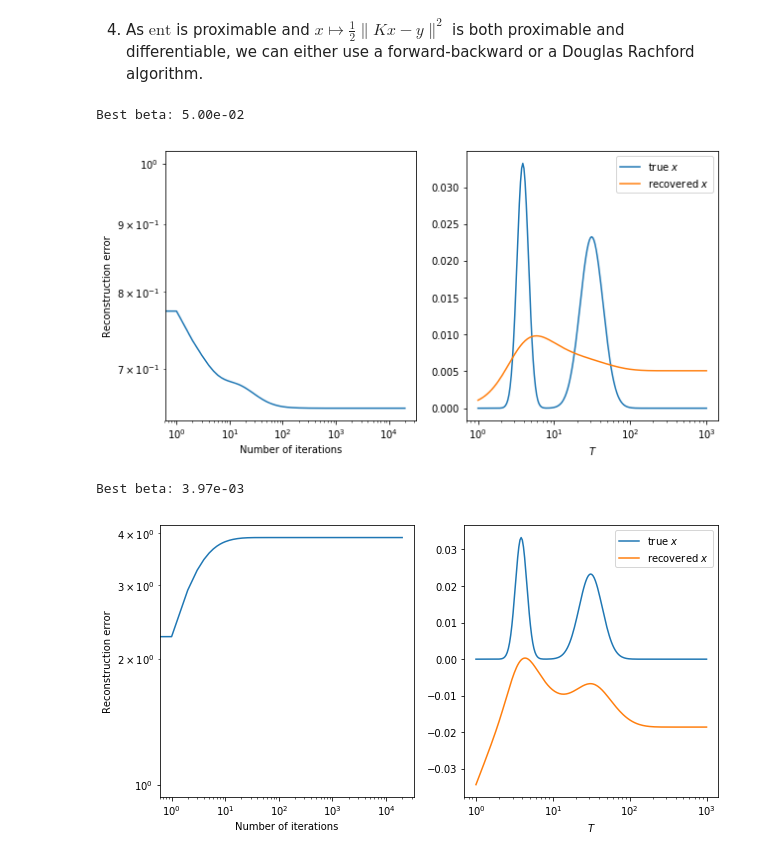
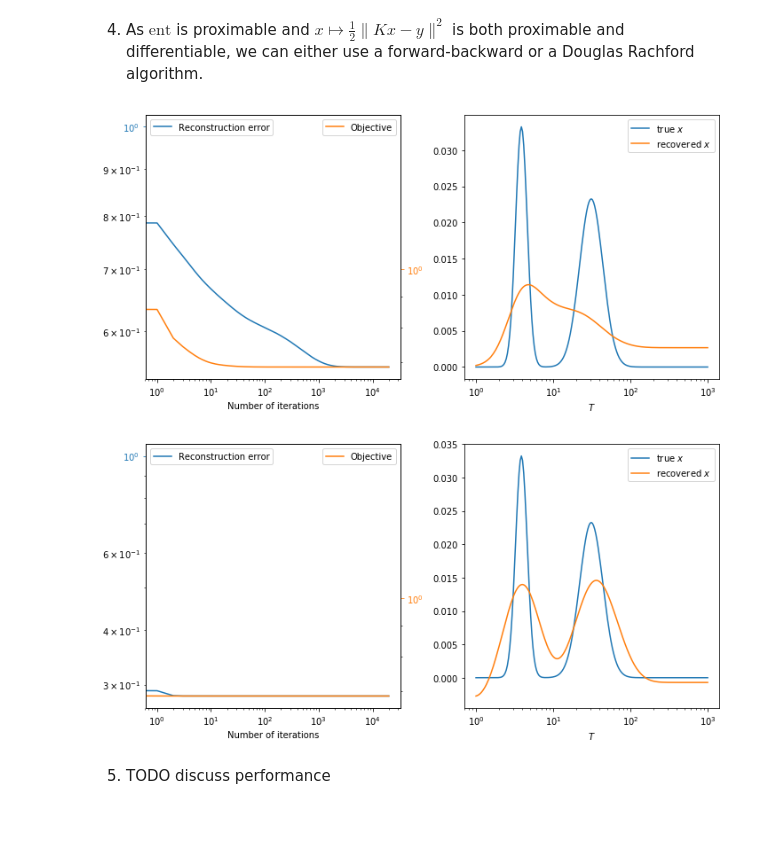
Before and after one commit to ClementLalanne/td2-optim, a Jupyter notebook: Untitled.ipynb, the cells around one changed output. Drawn from its saved outputs; the diff is of its cells as text; code cells hidden in the pictures; blank space fills up the shorter version.

```diff
--- a/Untitled.ipynb
+++ b/Untitled.ipynb
@@ -219,7 +236,12 @@ def build_grad(x, y):
 def prox(x, gamma):
     return gamma * np.real(lambertw(np.exp(x/gamma - 1) / gamma))
 
-def forward_backward(beta, n_iter, **kwargs):
+def ent(x):
+    e = np.zeros_like(x)
+    np.log(x, where=x > 0, out=e)
+    return np.sum(x * e + 1/np.e, axis=-1) # add 1/e so that it remains >= 0
+
+def forward_backward_ent(beta, n_iter, **kwargs):
     lipschitz_grad_const = np.linalg.norm(K.T.dot(K), ord='fro')
     lr = 1/lipschitz_grad_const
     lambd = 1 - lr * lipschitz_grad_const / 4
@@ -228,29 +250,31 @@ def forward_backward(beta, n_iter, **kwargs):
     for i in range(1, n_iter):
         proxdual = prox(ret[i-1] - lr * build_grad(ret[i-1], y), lr * beta)
         ret[i] = ret[i-1] + lambd * (proxdual - ret[i-1])
-    return ret
+    obj = np.linalg.norm(ret.dot(K.T) - y, axis=1)**2/2 + beta * ent(ret)
+    return ret, obj
 
-evaluate(forward_backward, n_iter=20000, n_beta=20, bmin=-1, bmax=5)
+evaluate(forward_backward_ent, n_iter=20000, beta=1e-2)
 # %% [output]
-Best beta: 5.00e-02
-[figure, old version]
+[figure, new version]
 # %%
 def prox2(x, gamma, inv):
     return inv.dot(x + gamma * K.T.dot(y))
 
-def douglas_rachford(beta, n_iter, **kwargs):
-    gamma = 1
-    lambd = 1
+def douglas_rachford(beta, n_iter, gamma=1e1, lambd=1, **kwargs):
     inv = np.linalg.inv(np.eye(N) + gamma * K.T.dot(K))
     ret = np.zeros((n_iter, N))
     ret[0] = np.zeros(N)
+    x = np.zeros(N)
     for i in range(1, n_iter):
-        y = prox(ret[i-1], gamma * beta)
-        z = prox2(2*y - ret[i-1], gamma, inv)
-        ret[i] = ret[i-1] + lambd * (z - y)
-    return ret
+        p1 = prox(ret[i-1], gamma * beta)
+        p2 = prox2(2*p1 - ret[i-1], gamma, inv)
+        x += lambd * (p2 - p1)
+        ret[i] = p2
+    obj = np.linalg.norm(ret.dot(K.T) - y, axis=1)**2/2 + beta * ent(ret)
+    return ret, obj
 
-evaluate(douglas_rachford, n_iter=20000, n_beta=20, bmin=-2.1, bmax=-1.9)
+evaluate(douglas_rachford, n_iter=20000, beta=1e-2)
 # %% [output]
-Best beta: 3.97e-03
-[figure, old version]
+[figure, new version]
+# %% [markdown]
+5. TODO discuss performance
```
Also changed, not shown: parts of 11 cells of this notebook.
